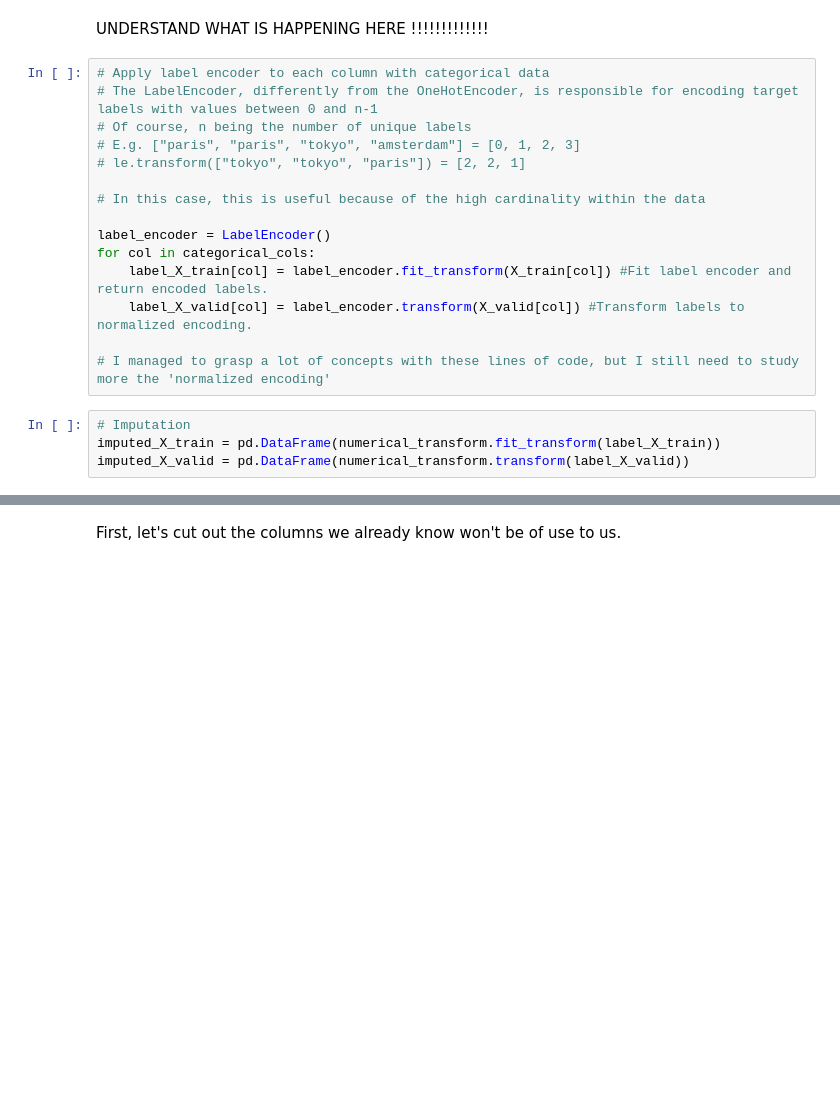
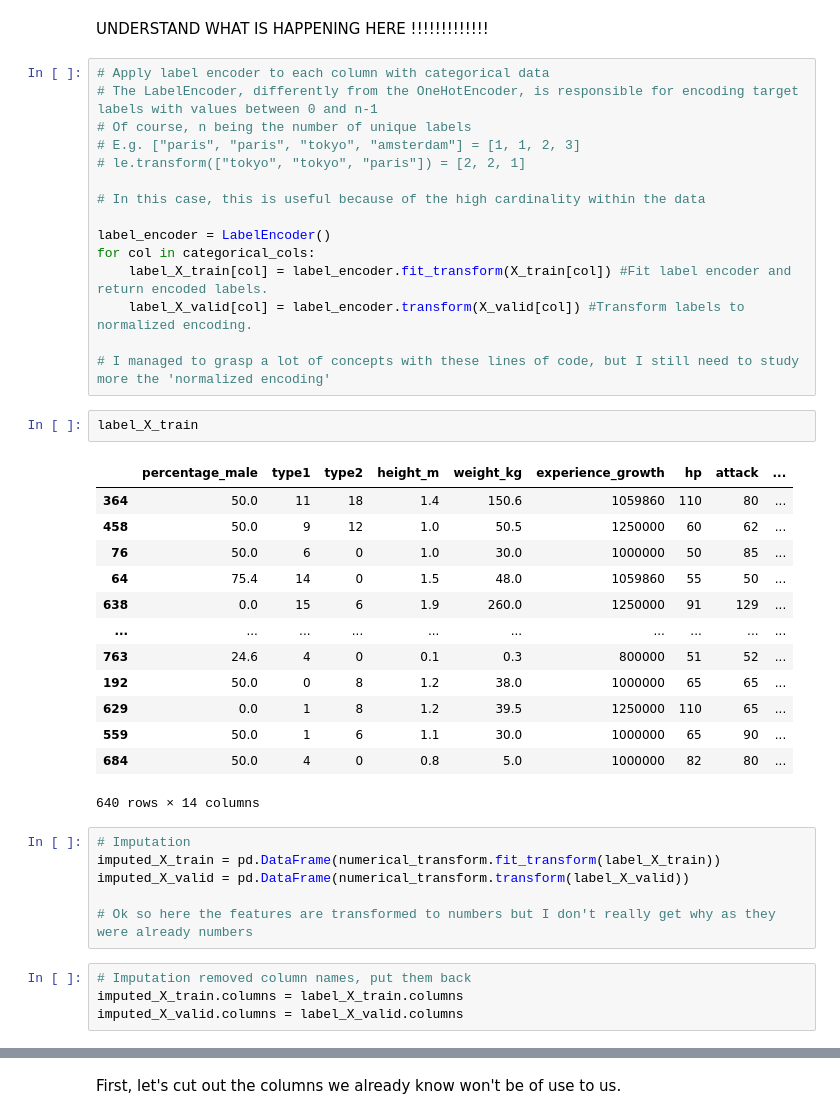
Before and after one commit to guicttram/Poke-Science, a Jupyter notebook: poke-science.ipynb, the cells around one changed output, grey strips where cells are left out. Drawn from its saved outputs; the diff is of its cells as text; blank space fills up the shorter version.

```diff
--- a/poke-science.ipynb
+++ b/poke-science.ipynb
@@ -389,7 +389,7 @@ UNDERSTAND WHAT IS HAPPENING HERE !!!!!!!!!!!!!
 # Apply label encoder to each column with categorical data
 # The LabelEncoder, differently from the OneHotEncoder, is responsible for encoding target labels with values between 0 and n-1
 # Of course, n being the number of unique labels
-# E.g. ["paris", "paris", "tokyo", "amsterdam"] = [0, 1, 2, 3]
+# E.g. ["paris", "paris", "tokyo", "amsterdam"] = [1, 1, 2, 3]
 # le.transform(["tokyo", "tokyo", "paris"]) = [2, 2, 1]
 
 # In this case, this is useful because of the high cardinality within the data
@@ -400,7 +400,29 @@ for col in categorical_cols:
     label_X_valid[col] = label_encoder.transform(X_valid[col]) #Transform labels to normalized encoding.
 
 # I managed to grasp a lot of concepts with these lines of code, but I still need to study more the 'normalized encoding'
+# %%
+label_X_train
+# %% [output]
+|  | percentage_male | type1 | type2 | height_m | weight_kg | experience_growth | hp | attack | ... |
+| 364 | 50.0 | 11 | 18 | 1.4 | 150.6 | 1059860 | 110 | 80 | ... |
+| 458 | 50.0 | 9 | 12 | 1.0 | 50.5 | 1250000 | 60 | 62 | ... |
+| 76 | 50.0 | 6 | 0 | 1.0 | 30.0 | 1000000 | 50 | 85 | ... |
+| 64 | 75.4 | 14 | 0 | 1.5 | 48.0 | 1059860 | 55 | 50 | ... |
+| 638 | 0.0 | 15 | 6 | 1.9 | 260.0 | 1250000 | 91 | 129 | ... |
+| ... | ... | ... | ... | ... | ... | ... | ... | ... | ... |
+| 763 | 24.6 | 4 | 0 | 0.1 | 0.3 | 800000 | 51 | 52 | ... |
+| 192 | 50.0 | 0 | 8 | 1.2 | 38.0 | 1000000 | 65 | 65 | ... |
+| 629 | 0.0 | 1 | 8 | 1.2 | 39.5 | 1250000 | 110 | 65 | ... |
+| 559 | 50.0 | 1 | 6 | 1.1 | 30.0 | 1000000 | 65 | 90 | ... |
+| 684 | 50.0 | 4 | 0 | 0.8 | 5.0 | 1000000 | 82 | 80 | ... |
+640 rows × 14 columns
 # %%
 # Imputation
 imputed_X_train = pd.DataFrame(numerical_transform.fit_transform(label_X_train))
 imputed_X_valid = pd.DataFrame(numerical_transform.transform(label_X_valid))
+
+# Ok so here the features are transformed to numbers but I don't really get why as they were already numbers
+# %%
+# Imputation removed column names, put them back
+imputed_X_train.columns = label_X_train.columns
+imputed_X_valid.columns = label_X_valid.columns
```
Also changed, not shown: parts of 9 cells of this notebook.
